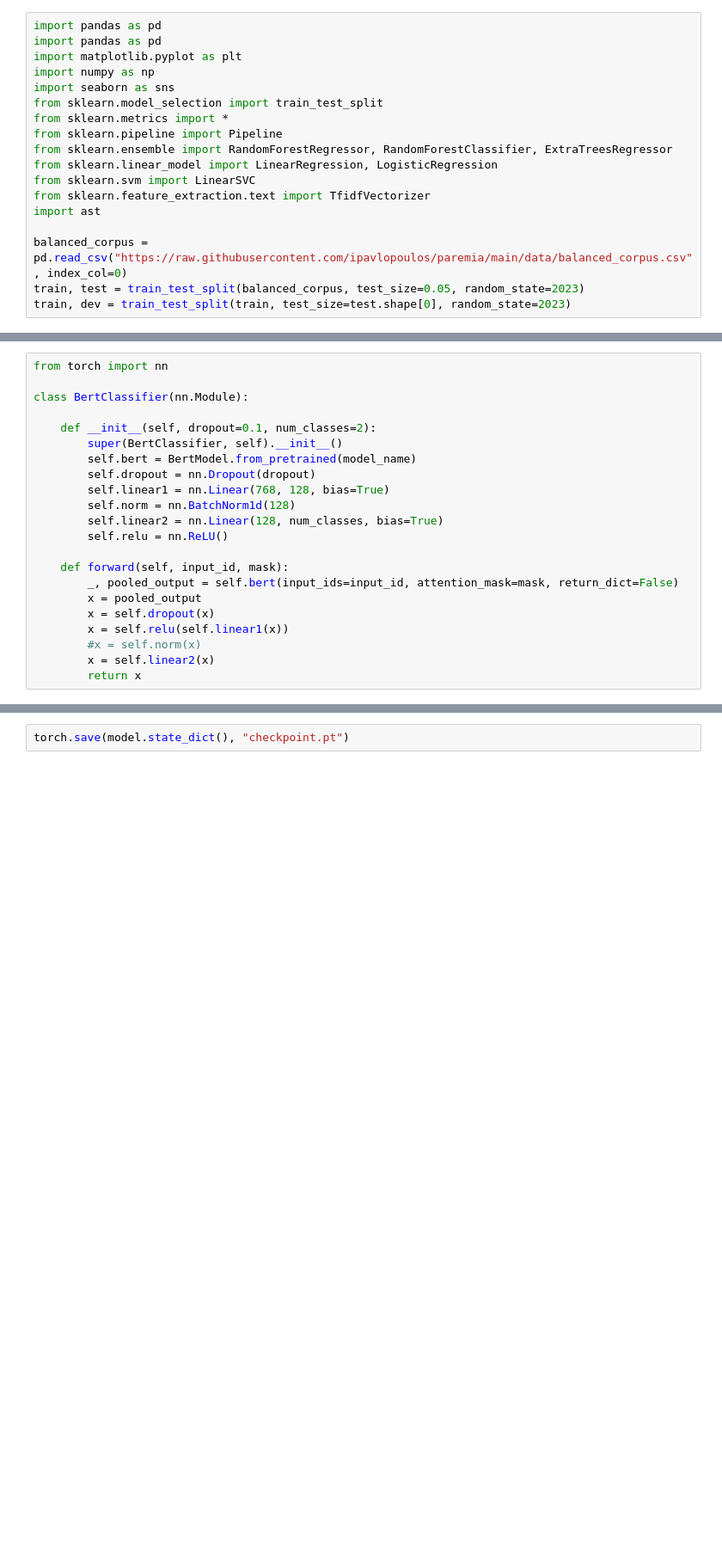
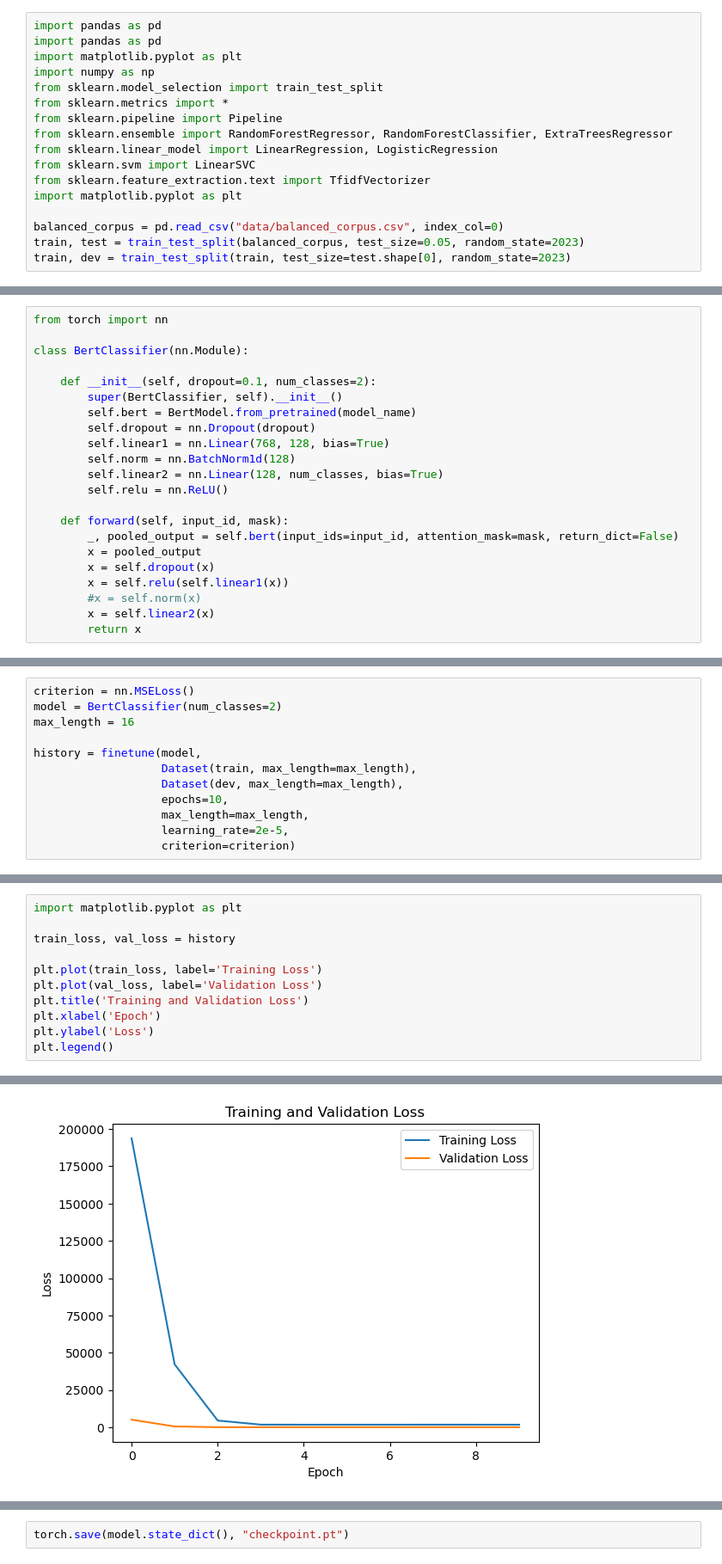
Before and after one commit to ipavlopoulos/greek-proverb-atlas, a Jupyter notebook: GreekBERTreg.ipynb, the cells around one changed output, grey strips where cells are left out. Shown at 86% size. Cells and saved outputs as stored; diff of their text form; blank space fills up the shorter version.

Commit message:
train for more epochs and get history

```diff
--- a/GreekBERTreg.ipynb
+++ b/GreekBERTreg.ipynb
@@ -5,7 +5,6 @@ import pandas as pd
 import pandas as pd
 import matplotlib.pyplot as plt
 import numpy as np
-import seaborn as sns
 from sklearn.model_selection import train_test_split
 from sklearn.metrics import *
 from sklearn.pipeline import Pipeline
@@ -13,9 +12,9 @@ from sklearn.ensemble import RandomForestRegressor, RandomForestClassifier, Extr
 from sklearn.linear_model import LinearRegression, LogisticRegression
 from sklearn.svm import LinearSVC
 from sklearn.feature_extraction.text import TfidfVectorizer
-import ast
+import matplotlib.pyplot as plt
 
-balanced_corpus = pd.read_csv("https://raw.githubusercontent.com/ipavlopoulos/paremia/main/data/balanced_corpus.csv", index_col=0)
+balanced_corpus = pd.read_csv("data/balanced_corpus.csv", index_col=0)
 train, test = train_test_split(balanced_corpus, test_size=0.05, random_state=2023)
 train, dev = train_test_split(train, test_size=test.shape[0], random_state=2023)
 # %%
@@ -128,0 +126,12 @@ Epochs: 3 | Train Loss:  0.428                 | Val Loss:  0.187
+# %%
+criterion = nn.MSELoss()
+model = BertClassifier(num_classes=2)
+max_length = 16
+
+history = finetune(model,
+                   Dataset(train, max_length=max_length),
+                   Dataset(dev, max_length=max_length),
+                   epochs=10,
+                   max_length=max_length,
+                   learning_rate=2e-5,
+                   criterion=criterion)
@@ -128,0 +175,12 @@ Epochs: 3 | Train Loss:  0.428                 | Val Loss:  0.187
+# %%
+import matplotlib.pyplot as plt
+
+train_loss, val_loss = history
+
+plt.plot(train_loss, label='Training Loss')
+plt.plot(val_loss, label='Validation Loss')
+plt.title('Training and Validation Loss')
+plt.xlabel('Epoch')
+plt.ylabel('Loss')
+plt.legend()
+# %% [output]
@@ -129,3 +188,4 @@ Epochs: 3 | Train Loss:  0.428                 | Val Loss:  0.187
+[figure, added]
 # %%
 def validate(model, dataloader, device="cpu"):
     predictions, gold_labels = [], []
```
Also changed, not shown: parts of 7 cells of this notebook.
